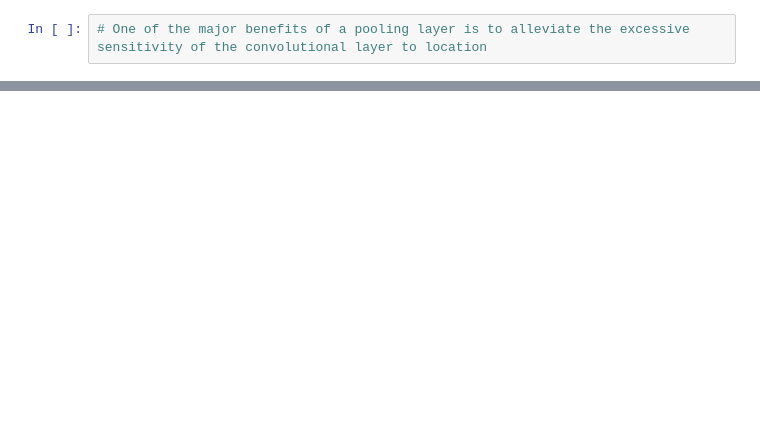
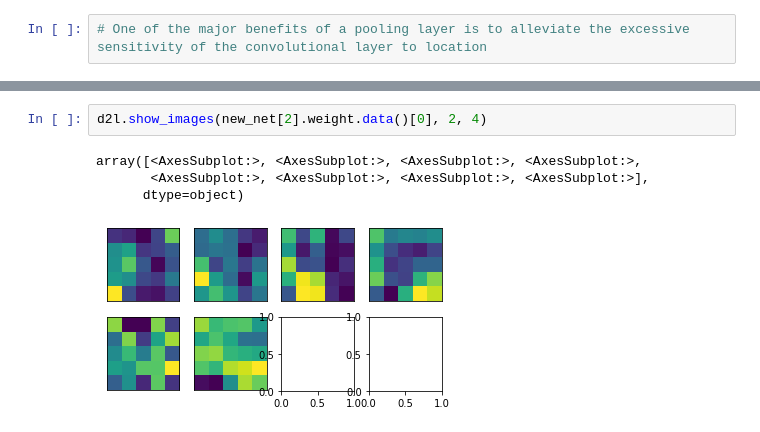
Before and after one commit to VolodymyrGavrysh/d2l, a Jupyter notebook: convolution_nn_3.ipynb, the cells around one changed output, grey strips where cells are left out. Drawn from its saved outputs; the diff is of its cells as text; blank space fills up the shorter version.

```diff
--- a/convolution_nn_3.ipynb
+++ b/convolution_nn_3.ipynb
@@ -161,0 +324,7 @@ dense29 output shape:    (1, 10)
+# %%
+d2l.show_images(new_net[2].weight.data()[0], 2, 4)
+# %% [output]
+array([<AxesSubplot:>, <AxesSubplot:>, <AxesSubplot:>, <AxesSubplot:>,
+       <AxesSubplot:>, <AxesSubplot:>, <AxesSubplot:>, <AxesSubplot:>],
+      dtype=object)
+[figure, added]
```
Also changed, not shown: parts of 19 cells of this notebook, 2 other files.
